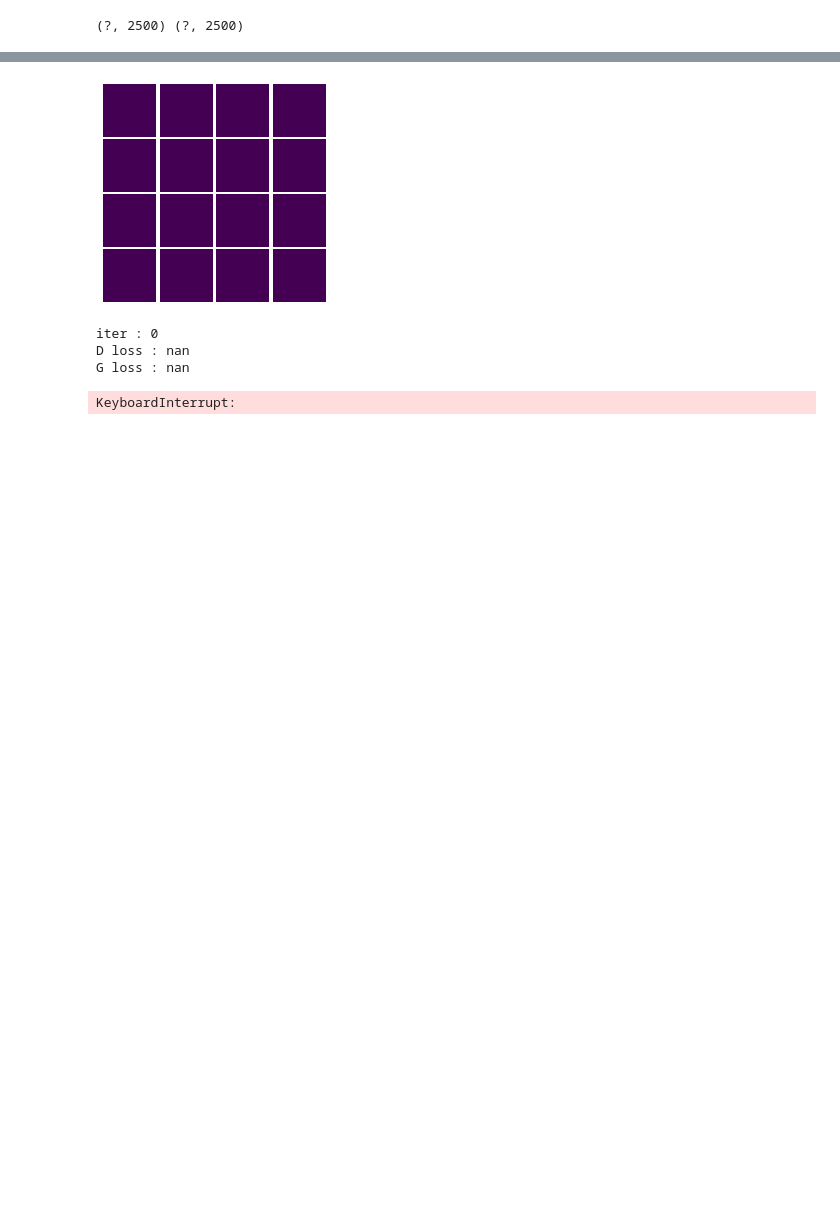
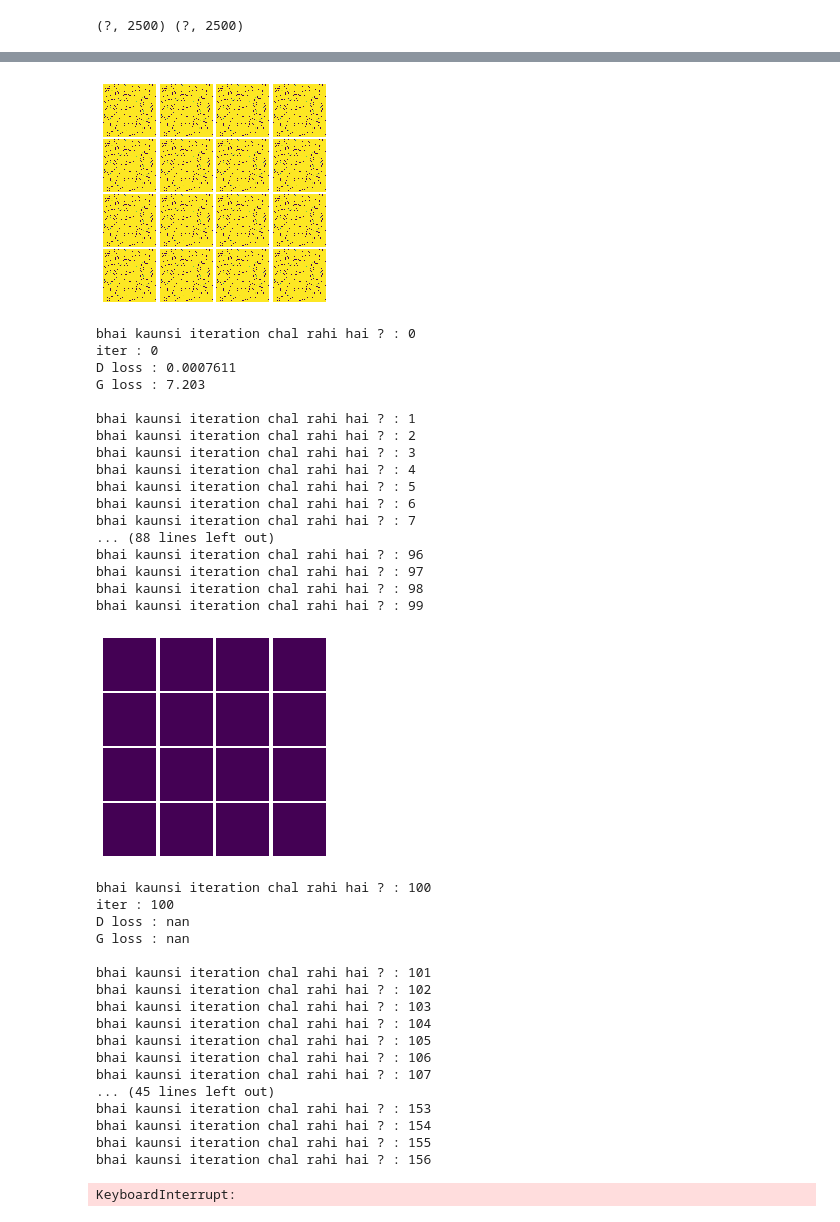
Before and after one commit to dkhanna511/GANS, a Jupyter notebook: DogCatVanillaGans.ipynb, the cells around one changed output, grey strips where cells are left out. Cells and saved outputs as stored; diff of their text form; code cells hidden in the pictures; blank space fills up the shorter version.

```diff
--- a/DogCatVanillaGans.ipynb
+++ b/DogCatVanillaGans.ipynb
@@ -146,0 +152,5 @@ print(x_main.shape)
+# %%
+a=(x_main.shape[0])
+i=np.random.permutation(a)
+x_train=x_main[i]
+print(x_train.shape)
@@ -227,5 +269,5 @@ G_loss = -tf.reduce_mean(tf.log(D_fake))
 D_vars = tf.get_collection(tf.GraphKeys.TRAINABLE_VARIABLES, 'discriminator')
 G_vars = tf.get_collection(tf.GraphKeys.TRAINABLE_VARIABLES, 'generator')
 # %%
-D_solver = tf.train.AdamOptimizer(learning_rate = 1e-3, beta1 = 0.5).minimize(D_loss, var_list = D_vars)
-G_solver = tf.train.AdamOptimizer(learning_rate = 1e-3, beta1 = 0.5).minimize(G_loss, var_list = G_vars)
+D_solver = tf.train.AdamOptimizer(learning_rate = 1e-4, beta1 = 0.5).minimize(D_loss, var_list = D_vars)
+G_solver = tf.train.AdamOptimizer(learning_rate = 1e-4, beta1 = 0.5).minimize(G_loss, var_list = G_vars)
@@ -284,3 +321,5 @@ onehot_train=one_hot(yy)
 # %%
     #x, _ = createBatch(hello*128, 128)
-batchsize = 64
+batchsize = 128
+num_batch = int(totsize / (batchsize))
+print(num_batch)
@@ -287,9 +328,9 @@ batchsize = 64
 # %%
-for it in range(5):
+for it in range(100):
 
     #batch_x,batch_y=createBatch(hello*batch_size, batch_size)
     # this loop is for shoing the generated images over iterations
-    if(it%1000 == 0):
+    if(it%10 == 0):
         samples = sess.run(G_sample, feed_dict = {Z: sample_Z(batchsize, 100)})
         fig = show_images(samples[:16])
         plt.show()
@@ -297,10 +338,9 @@ for it in range(5):
 
         # batch size has been defines to 128
     #x, _ = createBatch(hello*128, 128)
-    num_batch = int(totsize / (batchsize))
-    print(num_batch)
+    print("number of batches is as follows : {}" .format(num_batch))
     for i in range(num_batch):
         #_=onehot_train[i*batchsize:(i+1)*batchsize,:]
-        x=x_main[i*batchsize:(i+1)*batchsize,:]
+        x=x_train[i*batchsize:(i+1)*batchsize,:]
         print(x.shape)
 # %% [output]
@@ -325,34 +456,67 @@ for it in range(5):
 # %%
-for it in range(1000):
+for it in range(10000):
 
     #batch_x,batch_y=createBatch(hello*batch_size, batch_size)
     # this loop is for shoing the generated images over iterations
     if(it%100 == 0):
         samples = sess.run(G_sample, feed_dict = {Z: sample_Z(batchsize, 100)})
         fig = show_images(samples[:16])
         plt.show()
         print()
-    print
+    print("bhai kaunsi iteration chal rahi hai ? : {}".format(it))
         # batch size has been defines to 128
     #x, _ = createBatch(hello*128, 128)
     num_batch = int(totsize / (batchsize))
     for i in range(num_batch):
         #_=onehot_train[i*batchsize:(i+1)*batchsize,:]
 
 
         x=x_main[i*batchsize:(i+1)*batchsize,:]
+        #print(x.shape)
         #x, _ = nextbatch(batch_i)
         _, D_loss_curr = sess.run([D_solver, D_loss], feed_dict = {X: x, Z : sample_Z(batchsize, 100)})
         _, G_loss_curr = sess.run([G_solver, G_loss], feed_dict = {Z: sample_Z(batchsize, 100)})
 
-    if(it%1000 == 0):
+    if(it%100 == 0):
         print("iter : {}".format(it))
         print("D loss : {:.4}".format(D_loss_curr))
         print("G loss : {:.4}".format(G_loss_curr))
         print()
 # %% [output]
-[figure, old version]
+[figure, new version]
+bhai kaunsi iteration chal rahi hai ? : 0
 iter : 0
-D loss : nan
-G loss : nan
+D loss : 0.0007611
+G loss : 7.203
+
+bhai kaunsi iteration chal rahi hai ? : 1
+bhai kaunsi iteration chal rahi hai ? : 2
+bhai kaunsi iteration chal rahi hai ? : 3
+bhai kaunsi iteration chal rahi hai ? : 4
+bhai kaunsi iteration chal rahi hai ? : 5
+bhai kaunsi iteration chal rahi hai ? : 6
+bhai kaunsi iteration chal rahi hai ? : 7
+... (88 lines left out)
+bhai kaunsi iteration chal rahi hai ? : 96
+bhai kaunsi iteration chal rahi hai ? : 97
+bhai kaunsi iteration chal rahi hai ? : 98
+bhai kaunsi iteration chal rahi hai ? : 99
+[figure, added]
-KeyboardInterrupt:
+bhai kaunsi iteration chal rahi hai ? : 100
+iter : 100
+D loss : nan
+G loss : nan
+
+bhai kaunsi iteration chal rahi hai ? : 101
+bhai kaunsi iteration chal rahi hai ? : 102
+bhai kaunsi iteration chal rahi hai ? : 103
+bhai kaunsi iteration chal rahi hai ? : 104
+bhai kaunsi iteration chal rahi hai ? : 105
+bhai kaunsi iteration chal rahi hai ? : 106
+bhai kaunsi iteration chal rahi hai ? : 107
+... (45 lines left out)
+bhai kaunsi iteration chal rahi hai ? : 153
+bhai kaunsi iteration chal rahi hai ? : 154
+bhai kaunsi iteration chal rahi hai ? : 155
+bhai kaunsi iteration chal rahi hai ? : 156
+KeyboardInterrupt:
```
Also changed, not shown: parts of 19 cells of this notebook.
